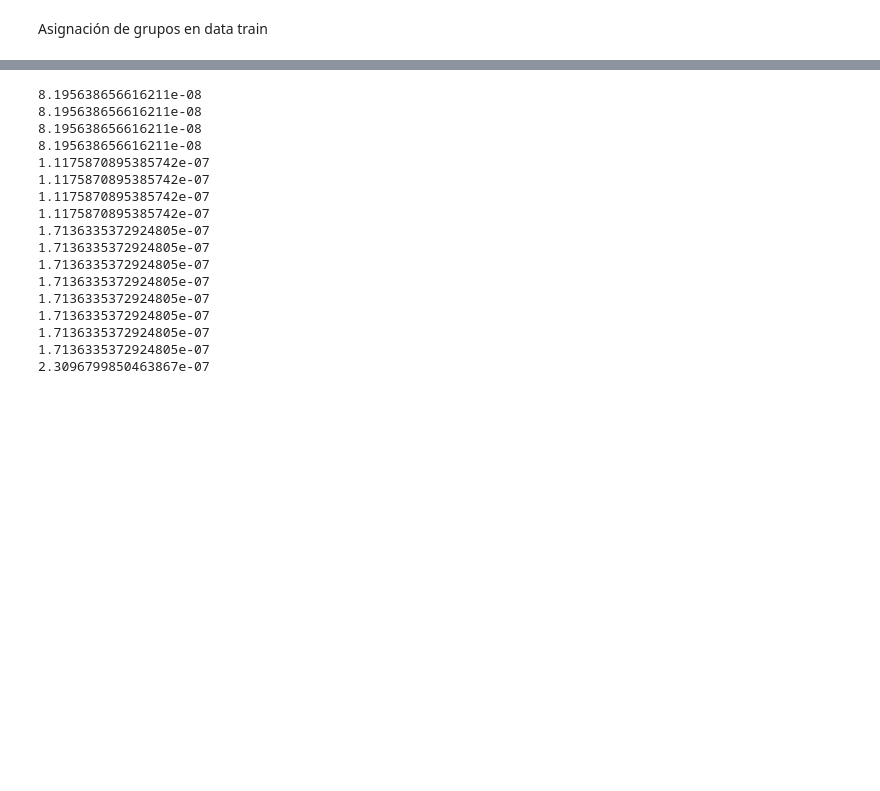
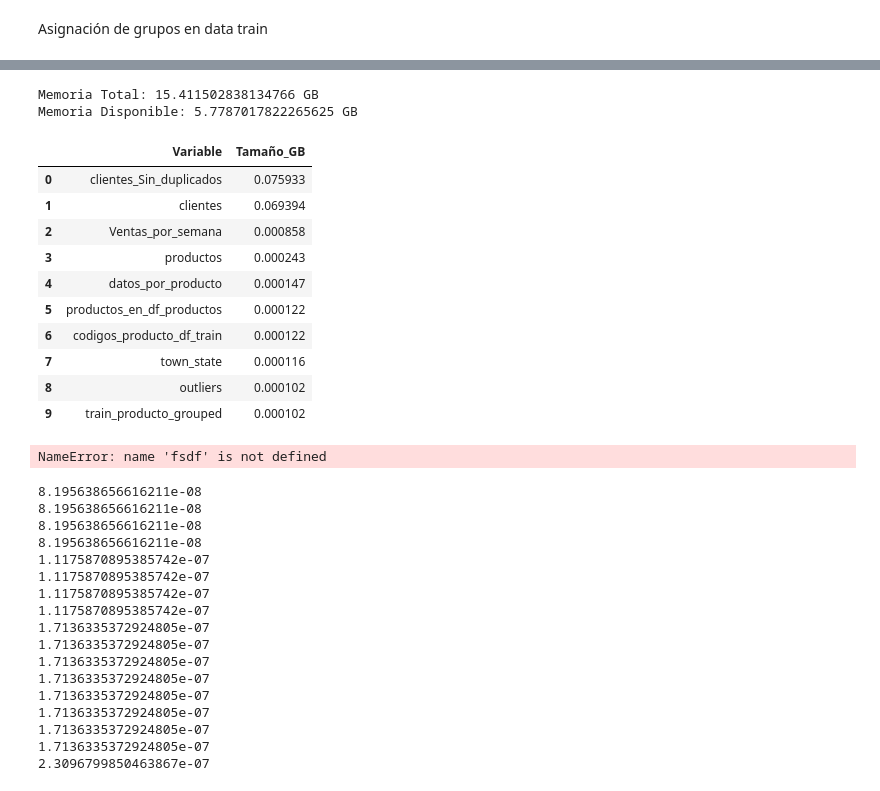
Before and after one commit to christiansakerb/Bimbo_Demanda-Inventario, a Jupyter notebook: notebook.ipynb, the cells around one changed output, grey strips where cells are left out. Saved outputs shown, nothing was run; the diff lists cells and outputs as text; code cells hidden in the pictures; blank space fills up the shorter version.

```diff
--- a/notebook.ipynb
+++ b/notebook.ipynb
@@ -26,10 +29,21 @@ def variables_por_tamaño():
 
     df = pd.DataFrame(list(variables_en_gb.items()), columns=['Variable', 'Tamaño_GB'])
     df = df.sort_values('Tamaño_GB', ascending=False).reset_index(drop=True)
+    memoria_disponible()
 
     return df
 
 def Gb_por_variable(variable):
+
     print(sys.getsizeof(variable)/(1024**3))
+    memoria_disponible()
+
+def memoria_disponible():
+    mem = psutil.virtual_memory()
+    mem_total_gb = mem.total / (1024 ** 3)  # Memoria total en GB
+    mem_disponible_gb = mem.available / (1024 ** 3)  # Memoria disponible en GB
+
+    print("Memoria Total:", mem_total_gb, "GB")
+    print("Memoria Disponible:", mem_disponible_gb, "GB")
 # %% [markdown]
 ##### Explorando la data
@@ -365,3 +525,23 @@ train_ajustado_con_grupos.head(3)
+# %%
+variables_por_tamaño().head(10)
+# %% [output]
+Memoria Total: 15.411502838134766 GB
+Memoria Disponible: 5.7787017822265625 GB
+|  | Variable | Tamaño_GB |
+| 0 | clientes_Sin_duplicados | 0.075933 |
+| 1 | clientes | 0.069394 |
+| 2 | Ventas_por_semana | 0.000858 |
+| 3 | productos | 0.000243 |
+| 4 | datos_por_producto | 0.000147 |
+| 5 | productos_en_df_productos | 0.000122 |
+| 6 | codigos_producto_df_train | 0.000122 |
+| 7 | town_state | 0.000116 |
+| 8 | outliers | 0.000102 |
+| 9 | train_producto_grouped | 0.000102 |
+# %%
+fsdf+dsfds
+# %% [output]
+NameError: name 'fsdf' is not defined
 # %%
 Listas_para_dfs_particionados = []
 for grupo in train_ajustado_con_grupos['Cluster'].unique():
```
Also changed, not shown: parts of 17 cells of this notebook, 1 other file.
